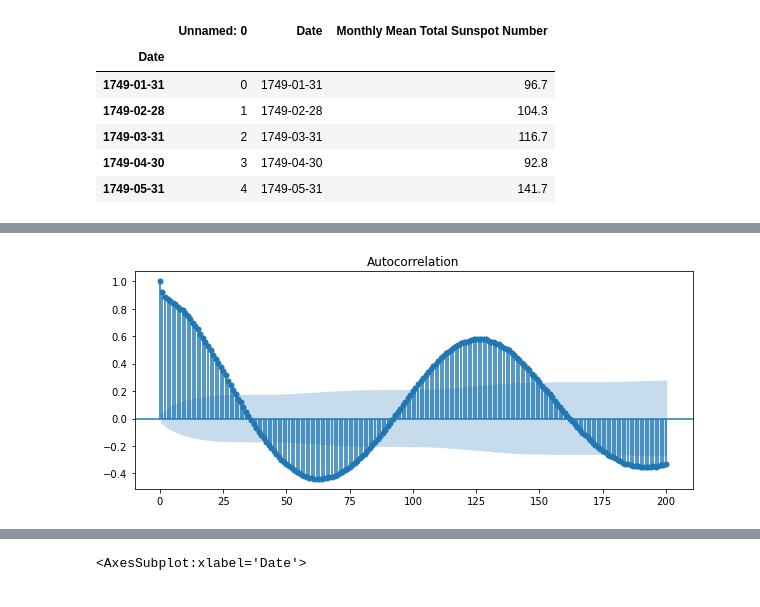
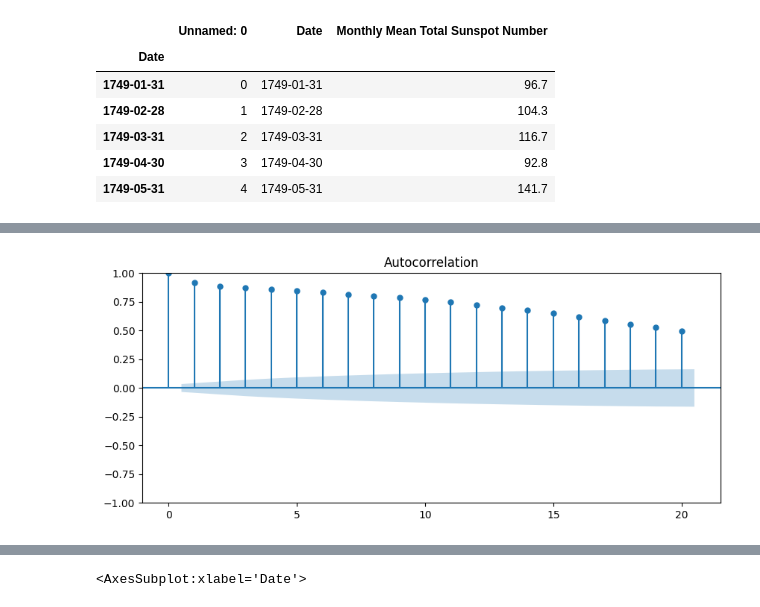
Before and after one commit to Subroy1/MSAI_AllPracticeModules, a Jupyter notebook: Module 10/week10_video3_autocorrelations_filled.ipynb, the cells around one changed output, grey strips where cells are left out. Cells and saved outputs as stored; diff of their text form; code cells hidden in the pictures.

Commit message:
Sunspots data ACF function and differential to show that sunspots data is not stationary but its difference is .

```diff
--- a/Module 10/week10_video3_autocorrelations_filled.ipynb
+++ b/Module 10/week10_video3_autocorrelations_filled.ipynb
@@ -88,7 +88,7 @@ plt.show()
 # %% [markdown]
 # Load sunspots data
 # %%
-sunspots = pd.read_csv('Sunspots.csv')
+sunspots = pd.read_csv('/content/sample_data/Sunspots.csv')
 sunspots.head()
 # %% [output]
 |  | Unnamed: 0 | Date | Monthly Mean Total Sunspot Number |
@@ -108,5 +121,5 @@ Timestamp('1749-01-31 00:00:00')
 # %%
-sunspots = sunspots.set_index(pd.to_datetime(sunspots['Date']))
+sunspots.set_index(pd.to_datetime(sunspots['Date']), inplace=True)
 sunspots.head()
 # %% [output]
 |  | Unnamed: 0 | Date | Monthly Mean Total Sunspot Number |
@@ -128,6 +169,7 @@ sunspots.plot(figsize=(16,4))
 # %%
-fig, ax = plt.subplots(figsize=(10,4))
-tsaplots.plot_acf(sunspots,lags=200, ax=ax)
+fig,ax = plt.subplots (figsize=(10,4))
+# plot the sample autocorelation function
+tsaplots.plot_acf(sunspots,lags=20, ax=ax)
 plt.show()
 # %% [output]
-[figure, old version]
+[figure, new version]
```
Also changed, not shown: parts of 16 cells of this notebook.
